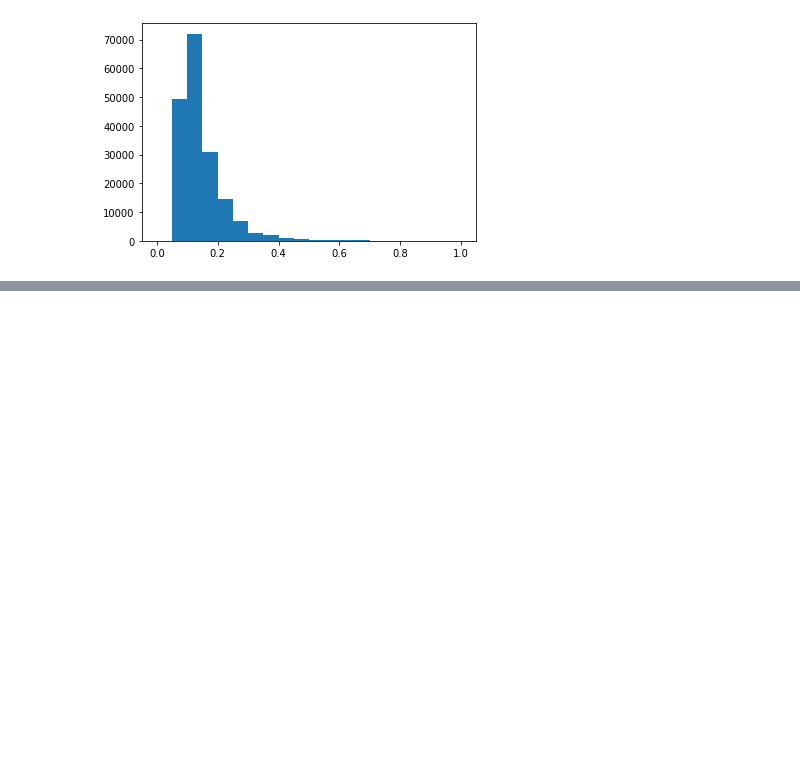
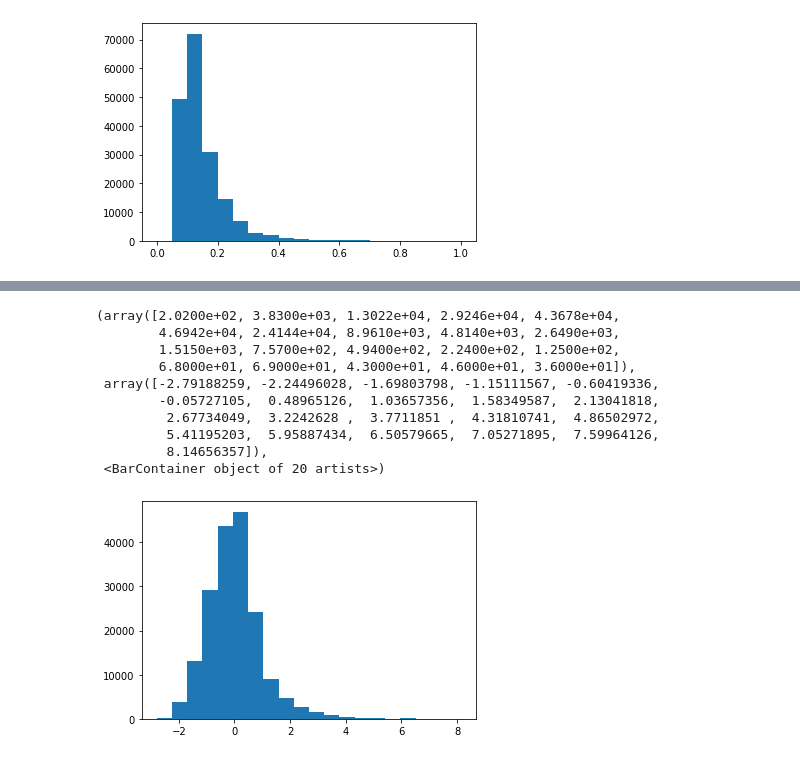
Before and after one commit to JIElite/Taiwan-house-pricing, a Jupyter notebook: notebook/Explore_Scaler.ipynb, the cells around one changed output, grey strips where cells are left out. Saved outputs shown, nothing was run; the diff lists cells and outputs as text; code cells hidden in the pictures; blank space fills up the shorter version.

```diff
--- a/notebook/Explore_Scaler.ipynb
+++ b/notebook/Explore_Scaler.ipynb
@@ -205,0 +218,18 @@ plt.hist(max_abs_normalized_data, bins=20)
+# %%
+scaler = StandardScaler()
+data = df_future_['Transfer_Total_Ping'].array.reshape(-1, 1)
+scaler.fit(data)
+normalized_data = scaler.transform(data)
+plt.hist(normalized_data, bins=20)
+# %% [output]
+(array([2.0200e+02, 3.8300e+03, 1.3022e+04, 2.9246e+04, 4.3678e+04,
+        4.6942e+04, 2.4144e+04, 8.9610e+03, 4.8140e+03, 2.6490e+03,
+        1.5150e+03, 7.5700e+02, 4.9400e+02, 2.2400e+02, 1.2500e+02,
+        6.8000e+01, 6.9000e+01, 4.3000e+01, 4.6000e+01, 3.6000e+01]),
+ array([-2.79188259, -2.24496028, -1.69803798, -1.15111567, -0.60419336,
+        -0.05727105,  0.48965126,  1.03657356,  1.58349587,  2.13041818,
+         2.67734049,  3.2242628 ,  3.7711851 ,  4.31810741,  4.86502972,
+         5.41195203,  5.95887434,  6.50579665,  7.05271895,  7.59964126,
+         8.14656357]),
+ <BarContainer object of 20 artists>)
+[figure, added]
```
Also changed, not shown: parts of 3 cells of this notebook.
